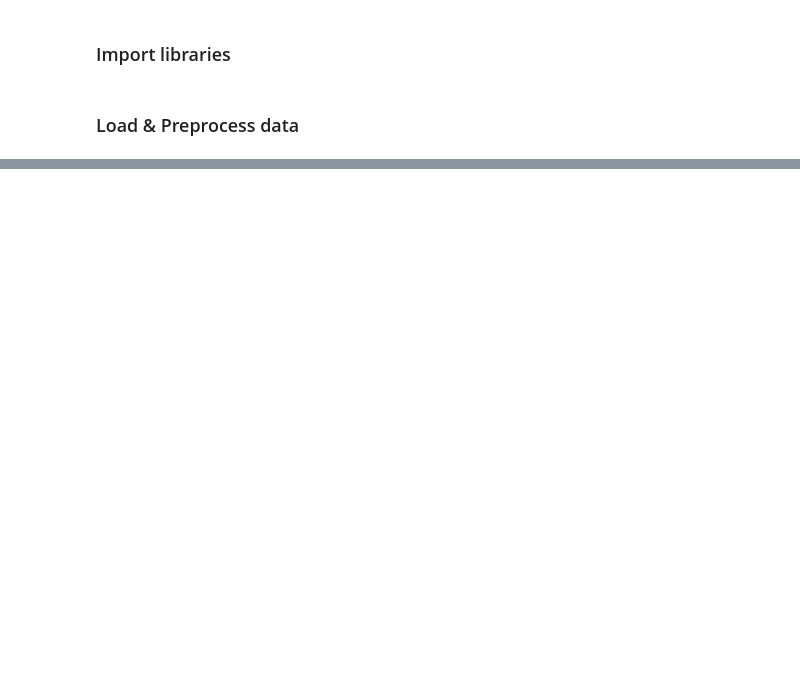
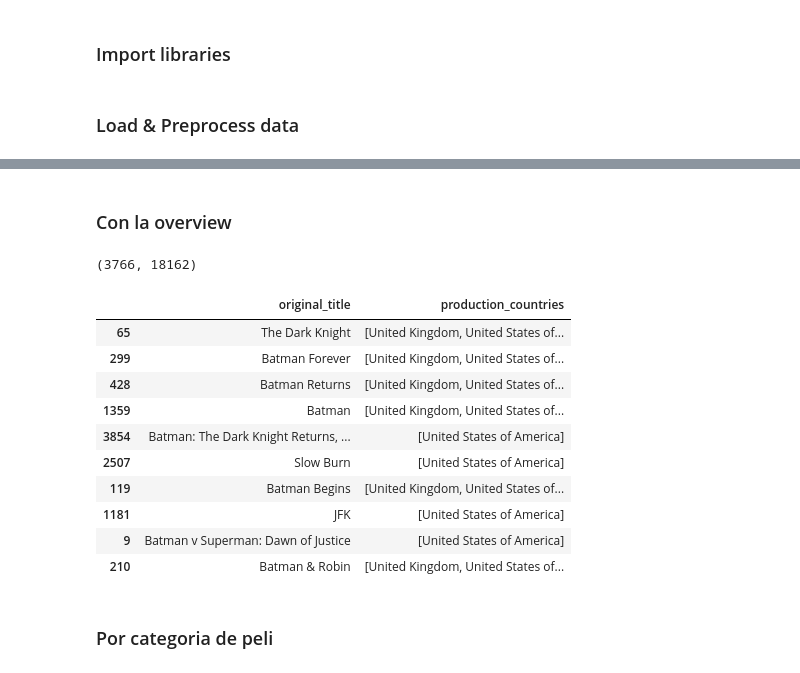
Before and after one commit to duartena/TXAI_Project, a Jupyter notebook: main_2 copy.ipynb, the cells around one changed output, grey strips where cells are left out. Cells and saved outputs as stored; diff of their text form; code cells hidden in the pictures; blank space fills up the shorter version.

```diff
--- a/main_2 copy.ipynb
+++ b/main_2 copy.ipynb
@@ -86,0 +89,61 @@ Error:
+# %% [markdown]
+### Con la overview
+# %%
+from sklearn.feature_extraction.text import TfidfVectorizer
+
+#Define a TF-IDF Vectorizer Object. Remove all english stop words such as 'the', 'a'
+tfidf = TfidfVectorizer(stop_words='english')
+
+#Replace NaN with an empty string
+tmdb_5000_movies['overview'] = tmdb_5000_movies['overview'].fillna('')
+
+#Construct the required TF-IDF matrix by fitting and transforming the data
+tfidf_matrix = tfidf.fit_transform(tmdb_5000_movies['overview'])
+
+#Output the shape of tfidf_matrix
+tfidf_matrix.shape
+# %% [output]
+(3766, 18162)
+# %%
+# Import linear_kernel
+from sklearn.metrics.pairwise import linear_kernel
+
+# Compute the cosine similarity matrix
+cosine_sim = linear_kernel(tfidf_matrix, tfidf_matrix)
+# %%
+indices = pd.Series(tmdb_5000_movies.index, index=tmdb_5000_movies['original_title']).drop_duplicates()
+# %%
+def get_recommendations(title, cosine_sim=cosine_sim):
+    # Get the index of the movie that matches the title
+    idx = indices[title]
+
+    # Get the pairwsie similarity scores of all movies with that movie
+    sim_scores = list(enumerate(cosine_sim[idx]))
+
+    # Sort the movies based on the similarity scores
+    sim_scores = sorted(sim_scores, key=lambda x: x[1], reverse=True)
+
+    # Get the scores of the 10 most similar movies
+    sim_scores = sim_scores[1:11]
+
+    # Get the movie indices
+    movie_indices = [i[0] for i in sim_scores]
+
+    # Return the top 10 most similar movies
+    return tmdb_5000_movies[['original_title', 'production_countries']].iloc[movie_indices]
+# %%
+get_recommendations('The Dark Knight Rises')
+# %% [output]
+|  | original_title | production_countries |
+| 65 | The Dark Knight | [United Kingdom, United States of... |
+| 299 | Batman Forever | [United Kingdom, United States of... |
+| 428 | Batman Returns | [United Kingdom, United States of... |
+| 1359 | Batman | [United Kingdom, United States of... |
+| 3854 | Batman: The Dark Knight Returns, ... | [United States of America] |
+| 2507 | Slow Burn | [United States of America] |
+| 119 | Batman Begins | [United Kingdom, United States of... |
+| 1181 | JFK | [United States of America] |
+| 9 | Batman v Superman: Dawn of Justice | [United States of America] |
+| 210 | Batman & Robin | [United Kingdom, United States of... |
+# %% [markdown]
+### Por categoria de peli
```
Also changed, not shown: parts of 19 cells of this notebook.
